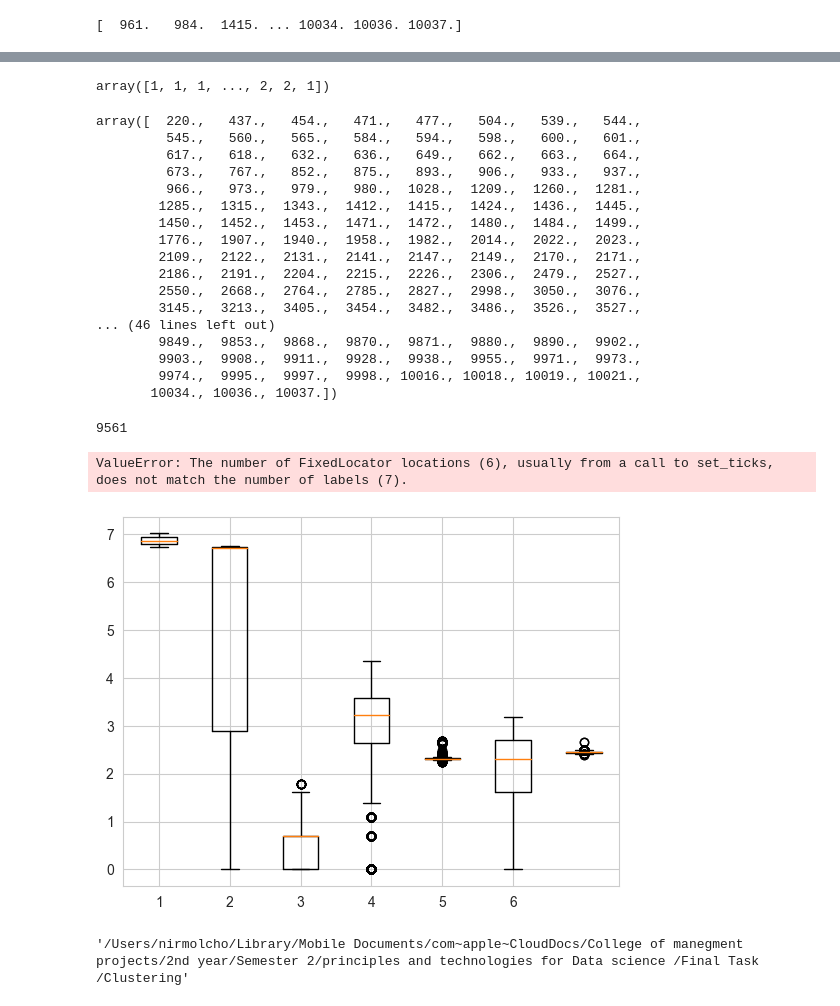
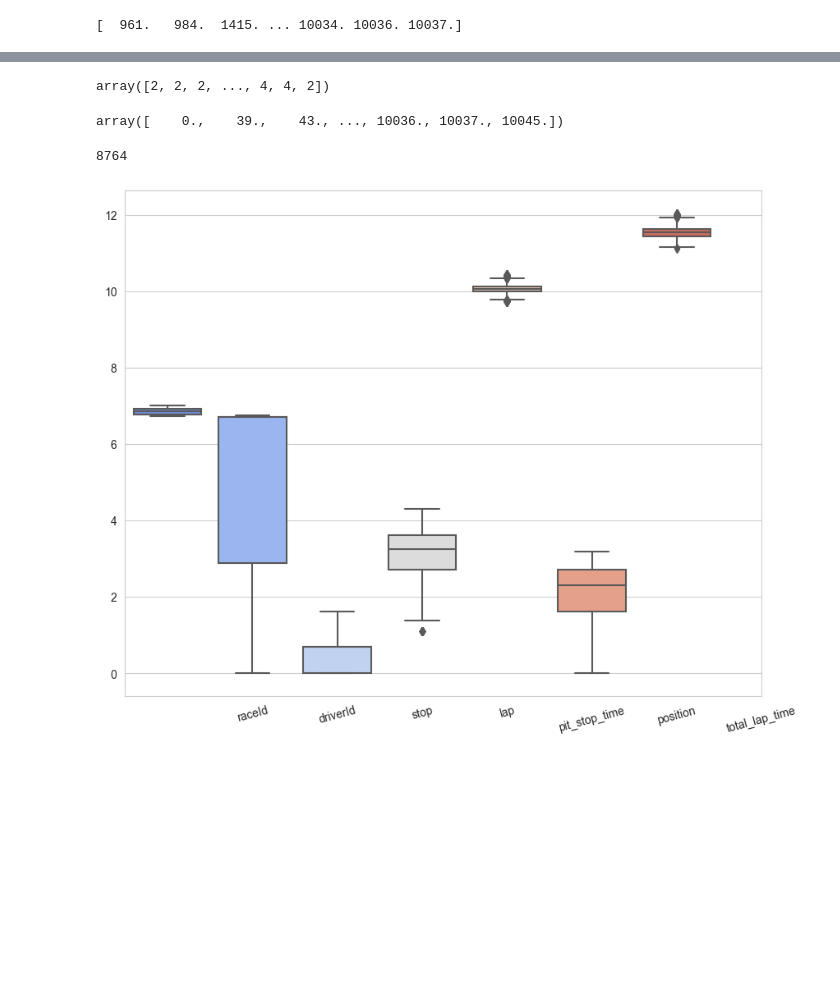
Before and after one commit to nirmolcho/Clustering_and_TS_DS_Alg, a Jupyter notebook: Clustering/Clustering.ipynb, the cells around one changed output, grey strips where cells are left out. Cells and saved outputs as stored; diff of their text form; code cells hidden in the pictures; blank space fills up the shorter version.

Commit message:
3 models of clustering

```diff
--- a/Clustering/Clustering.ipynb
+++ b/Clustering/Clustering.ipynb
@@ -123,0 +173,11 @@ log_data = np.log(merged_df)
+# %%
+for feature in log_data.keys():
+    q1 = log_data[feature].quantile(0.25)
+    q3 = mergedf[feature].quantile(0.75)
+    iqr = q3 - q1
+    lower_bound = q1 - (1.5 * iqr)
+    upper_bound = q3 + (1.5 * iqr)
+    print(f'Feature: {feature}')
+    print(f'Lower bound: {lower_bound}')
+    print(f'Upper bound: {upper_bound}')
+    print('\n')
@@ -124,5 +202,4 @@ log_data = np.log(merged_df)
 # %%
-all_outliers = np.array([])
 for feature in log_data.keys():
     print('Outliers of feature - '+feature + " :")
     Q1 = np.percentile(log_data[feature],25)
@@ -172,45 +249,25 @@ print(indices, '\n', len(indices))
 counts = np.bincount(indices)
 counts
 # %% [output]
-array([1, 1, 1, ..., 2, 2, 1])
+array([2, 2, 2, ..., 4, 4, 2])
 # %%
 outliers = all_outliers2[counts>1]
 # %%
 outliers
 # %% [output]
-array([  220.,   437.,   454.,   471.,   477.,   504.,   539.,   544.,
-         545.,   560.,   565.,   584.,   594.,   598.,   600.,   601.,
-         617.,   618.,   632.,   636.,   649.,   662.,   663.,   664.,
-         673.,   767.,   852.,   875.,   893.,   906.,   933.,   937.,
-         966.,   973.,   979.,   980.,  1028.,  1209.,  1260.,  1281.,
-        1285.,  1315.,  1343.,  1412.,  1415.,  1424.,  1436.,  1445.,
-        1450.,  1452.,  1453.,  1471.,  1472.,  1480.,  1484.,  1499.,
-        1776.,  1907.,  1940.,  1958.,  1982.,  2014.,  2022.,  2023.,
-        2109.,  2122.,  2131.,  2141.,  2147.,  2149.,  2170.,  2171.,
-        2186.,  2191.,  2204.,  2215.,  2226.,  2306.,  2479.,  2527.,
-        2550.,  2668.,  2764.,  2785.,  2827.,  2998.,  3050.,  3076.,
-        3145.,  3213.,  3405.,  3454.,  3482.,  3486.,  3526.,  3527.,
-... (46 lines left out)
-        9849.,  9853.,  9868.,  9870.,  9871.,  9880.,  9890.,  9902.,
-        9903.,  9908.,  9911.,  9928.,  9938.,  9955.,  9971.,  9973.,
-        9974.,  9995.,  9997.,  9998., 10016., 10018., 10019., 10021.,
-       10034., 10036., 10037.])
+array([    0.,    39.,    43., ..., 10036., 10037., 10045.])
 # %%
 good_data = log_data.drop(outliers)
 # %%
 len(good_data)
 # %% [output]
-9561
+8764
 # %%
-plt.boxplot(good_data)
-plt.xticks(range(1,7),good_data.columns,rotation=15)
+fig = plt.figure(figsize=(10,8))
+sns.boxplot(good_data,palette='coolwarm')
+plt.xticks(range(1,8),good_data.columns,rotation=15)
 plt.show()
 # %% [output]
-ValueError: The number of FixedLocator locations (6), usually from a call to set_ticks, does not match the number of labels (7).
-[figure, old version]
+[figure, new version]
-# %%
-pwd
-# %% [output]
-'/Users/nirmolcho/Library/Mobile Documents/com~apple~CloudDocs/College of manegment projects/2nd year/Semester 2/principles and technologies for Data science /Final Task /Clustering'
 # %%
 from sklearn.decomposition import PCA
```
Also changed, not shown: parts of 45 cells of this notebook, 1 other file.
